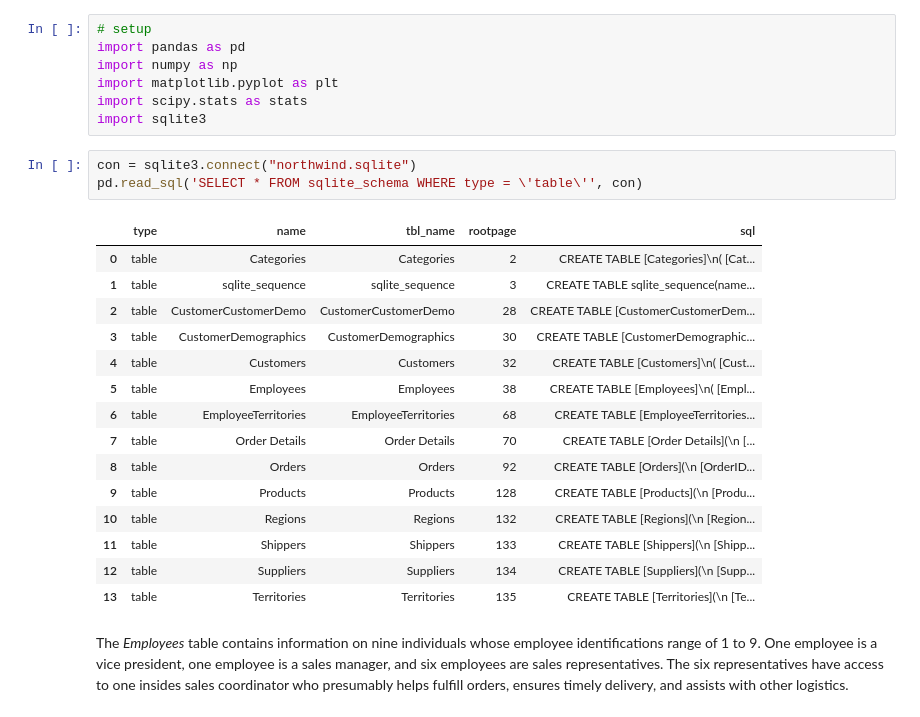
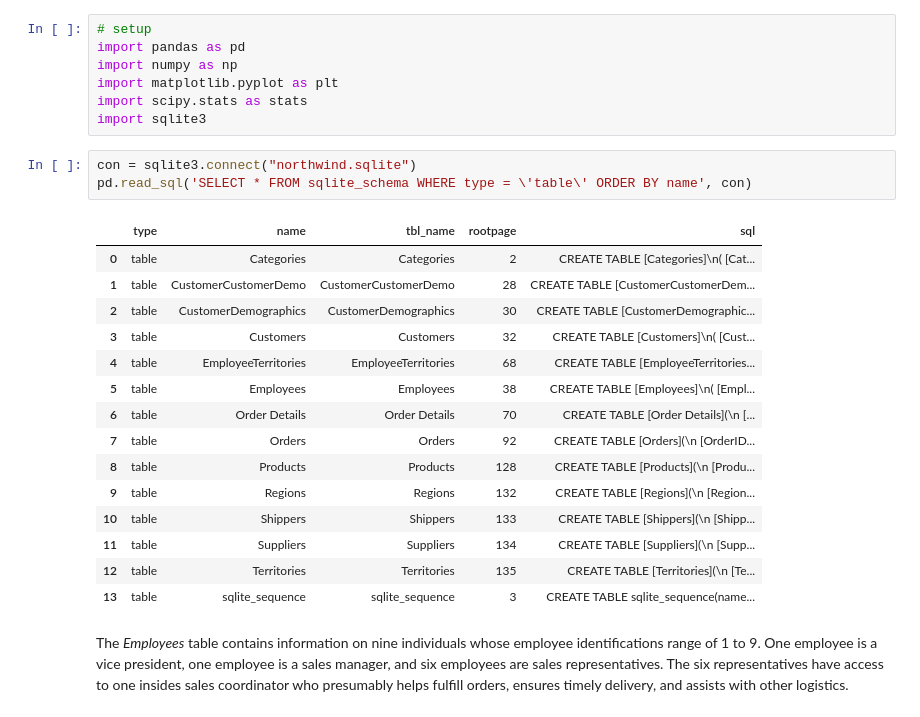
Before and after one commit to xaviergenelin/Big-Data-Project, a Jupyter notebook: Group_13_Part_2.ipynb, the cells around one changed output. Drawn from its saved outputs; the diff is of its cells as text.

```diff
--- a/Group_13_Part_2.ipynb
+++ b/Group_13_Part_2.ipynb
@@ -13,23 +13,23 @@ import scipy.stats as stats
 import sqlite3
 # %%
 con = sqlite3.connect("northwind.sqlite")
-pd.read_sql('SELECT * FROM sqlite_schema WHERE type = \'table\'', con)
+pd.read_sql('SELECT * FROM sqlite_schema WHERE type = \'table\' ORDER BY name', con)
 # %% [output]
 |  | type | name | tbl_name | rootpage | sql |
 | 0 | table | Categories | Categories | 2 | CREATE TABLE [Categories]\n( [Cat... |
-| 1 | table | sqlite_sequence | sqlite_sequence | 3 | CREATE TABLE sqlite_sequence(name... |
-| 2 | table | CustomerCustomerDemo | CustomerCustomerDemo | 28 | CREATE TABLE [CustomerCustomerDem... |
-| 3 | table | CustomerDemographics | CustomerDemographics | 30 | CREATE TABLE [CustomerDemographic... |
-| 4 | table | Customers | Customers | 32 | CREATE TABLE [Customers]\n( [Cust... |
+| 1 | table | CustomerCustomerDemo | CustomerCustomerDemo | 28 | CREATE TABLE [CustomerCustomerDem... |
+| 2 | table | CustomerDemographics | CustomerDemographics | 30 | CREATE TABLE [CustomerDemographic... |
+| 3 | table | Customers | Customers | 32 | CREATE TABLE [Customers]\n( [Cust... |
+| 4 | table | EmployeeTerritories | EmployeeTerritories | 68 | CREATE TABLE [EmployeeTerritories... |
 | 5 | table | Employees | Employees | 38 | CREATE TABLE [Employees]\n( [Empl... |
-| 6 | table | EmployeeTerritories | EmployeeTerritories | 68 | CREATE TABLE [EmployeeTerritories... |
-| 7 | table | Order Details | Order Details | 70 | CREATE TABLE [Order Details](\n [... |
-| 8 | table | Orders | Orders | 92 | CREATE TABLE [Orders](\n [OrderID... |
-| 9 | table | Products | Products | 128 | CREATE TABLE [Products](\n [Produ... |
-| 10 | table | Regions | Regions | 132 | CREATE TABLE [Regions](\n [Region... |
-| 11 | table | Shippers | Shippers | 133 | CREATE TABLE [Shippers](\n [Shipp... |
-| 12 | table | Suppliers | Suppliers | 134 | CREATE TABLE [Suppliers](\n [Supp... |
-| 13 | table | Territories | Territories | 135 | CREATE TABLE [Territories](\n [Te... |
+| 6 | table | Order Details | Order Details | 70 | CREATE TABLE [Order Details](\n [... |
+| 7 | table | Orders | Orders | 92 | CREATE TABLE [Orders](\n [OrderID... |
+| 8 | table | Products | Products | 128 | CREATE TABLE [Products](\n [Produ... |
+| 9 | table | Regions | Regions | 132 | CREATE TABLE [Regions](\n [Region... |
+| 10 | table | Shippers | Shippers | 133 | CREATE TABLE [Shippers](\n [Shipp... |
+| 11 | table | Suppliers | Suppliers | 134 | CREATE TABLE [Suppliers](\n [Supp... |
+| 12 | table | Territories | Territories | 135 | CREATE TABLE [Territories](\n [Te... |
+| 13 | table | sqlite_sequence | sqlite_sequence | 3 | CREATE TABLE sqlite_sequence(name... |
 # %% [markdown]
 The _Employees_ table contains information on nine individuals whose employee identifications range of 1 to 9. One employee is a vice president, one employee is a sales manager, and six employees are sales representatives. The six representatives have access to one insides sales coordinator who presumably helps fulfill orders, ensures timely delivery, and assists with other logistics.
 # %%
```
Also changed, not shown: parts of 1 cell of this notebook, 2 other files.
